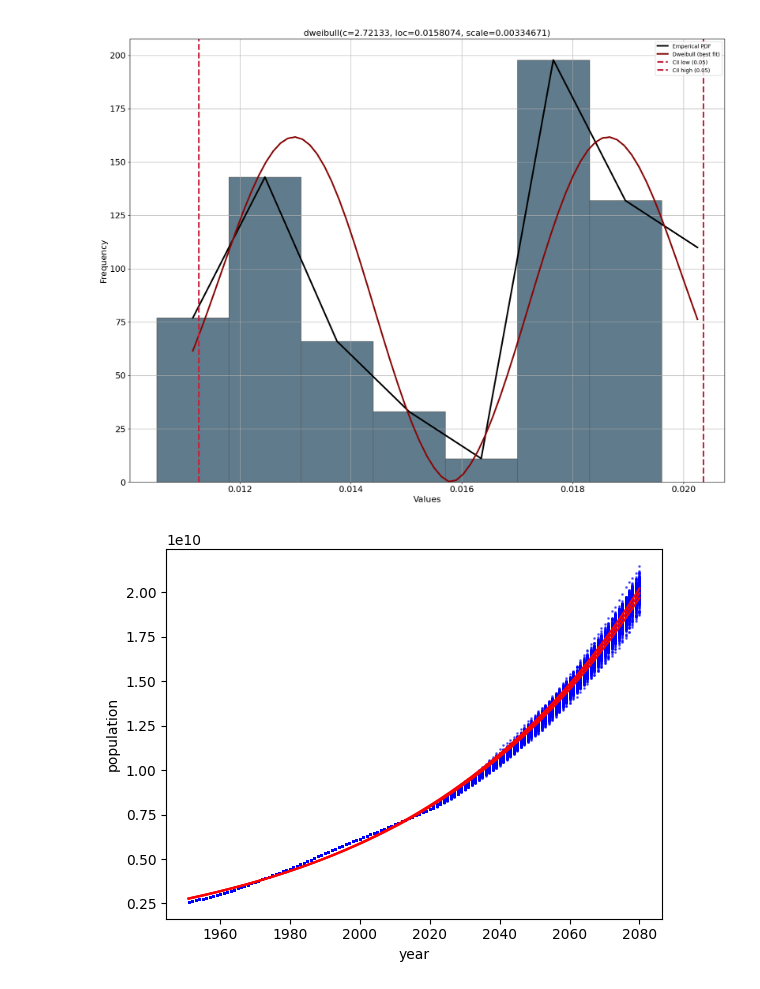
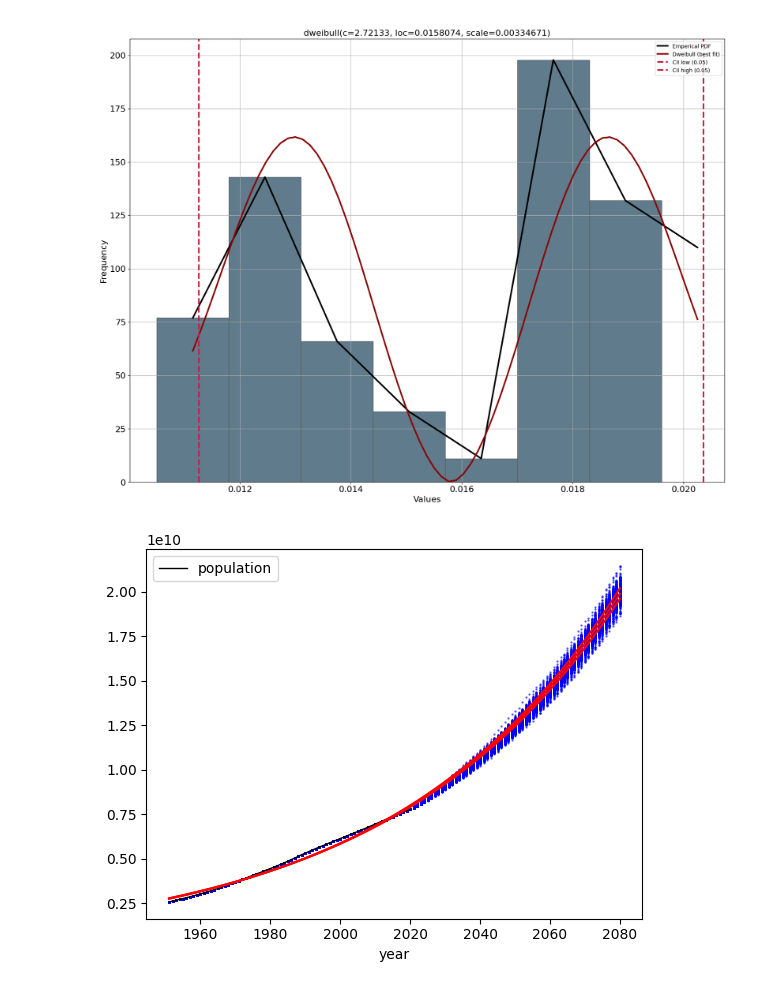
Before and after one commit to Voluptatemn/Population2023, a Jupyter notebook: Analysis.ipynb, the cells around one changed output. Saved outputs shown, nothing was run; the diff lists cells and outputs as text; code cells hidden in the pictures.

```diff
--- a/Analysis.ipynb
+++ b/Analysis.ipynb
@@ -662,7 +662,7 @@ df = pd.DataFrame({
     'year': year_array,
     'population': population_array
 })
-df.plot('year', 'population', color = 'black', linewidth = 1,  s = 1)
+df.plot('year', 'population', color = 'black', linewidth = 1)
 
 all_year_data = np.array([])
 all_pop_data = np.array([])
@@ -675,7 +675,7 @@ for p in pred:
         year_copy = np.insert(year_copy, 0, year_copy[0] + 1)
     all_pop_data = np.concatenate((all_pop_data, pop), axis = 0)
     all_year_data = np.concatenate((all_year_data, year_copy), axis = 0)
-    plt.scatter(year_copy, pop, color = 'blue', label = 'Prediction', alpha = 0.5, s=1)
+    plt.scatter(year_copy, pop, color = 'blue', label = 'Prediction', alpha = 0.5, s=0.5)
 
 df = pd.DataFrame({
     'year': all_year_data,
@@ -720,8 +720,8 @@ plt.savefig('Images/Global Population.png', dpi = 800)
 [distfit] >INFO> [uniform   ] [0.00 sec] [RSS: 26506.5] [loc=0.011 scale=0.010]
 ... (300 lines left out)
 [distfit] >INFO> Create Synthetic data for 60 dweibull distributed samples with fitted params (2.7213328325705834, 0.01580740819216297, 0.0033467142482525485).
 [distfit] >INFO> Create Synthetic data for 60 dweibull distributed samples with fitted params (2.7213328325705834, 0.01580740819216297, 0.0033467142482525485).
 [distfit] >INFO> Create Synthetic data for 60 dweibull distributed samples with fitted params (2.7213328325705834, 0.01580740819216297, 0.0033467142482525485).
 [distfit] >INFO> Create Synthetic data for 60 dweibull distributed samples with fitted params (2.7213328325705834, 0.01580740819216297, 0.0033467142482525485).
 [figure]
-[figure, old version]
+[figure, new version]
```
Also changed, not shown: parts of 1 cell of this notebook, 1 other file.
